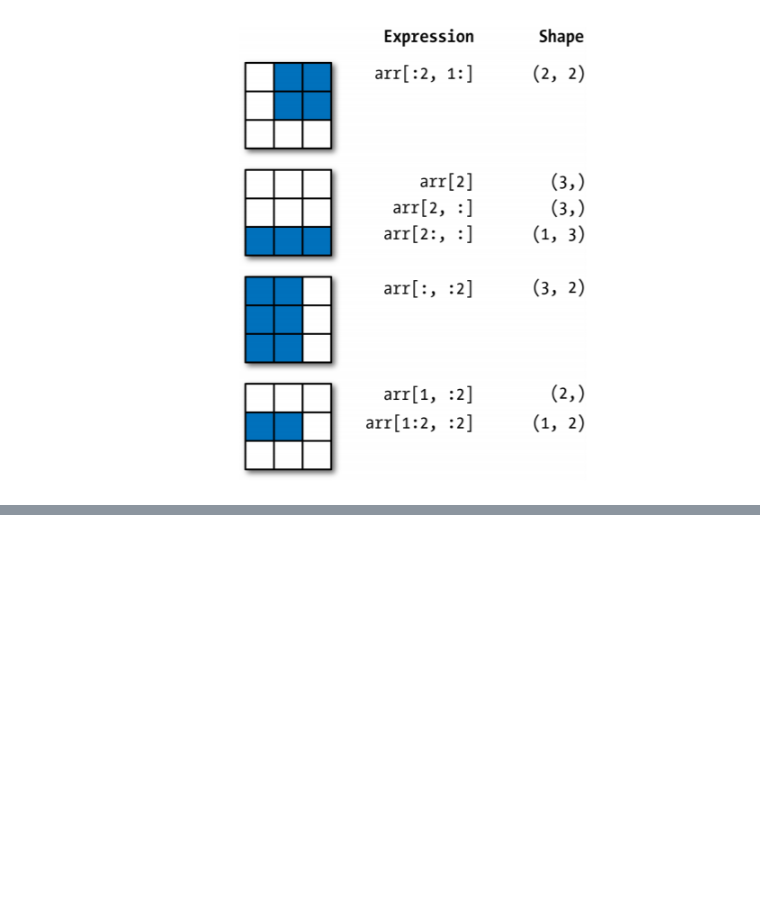
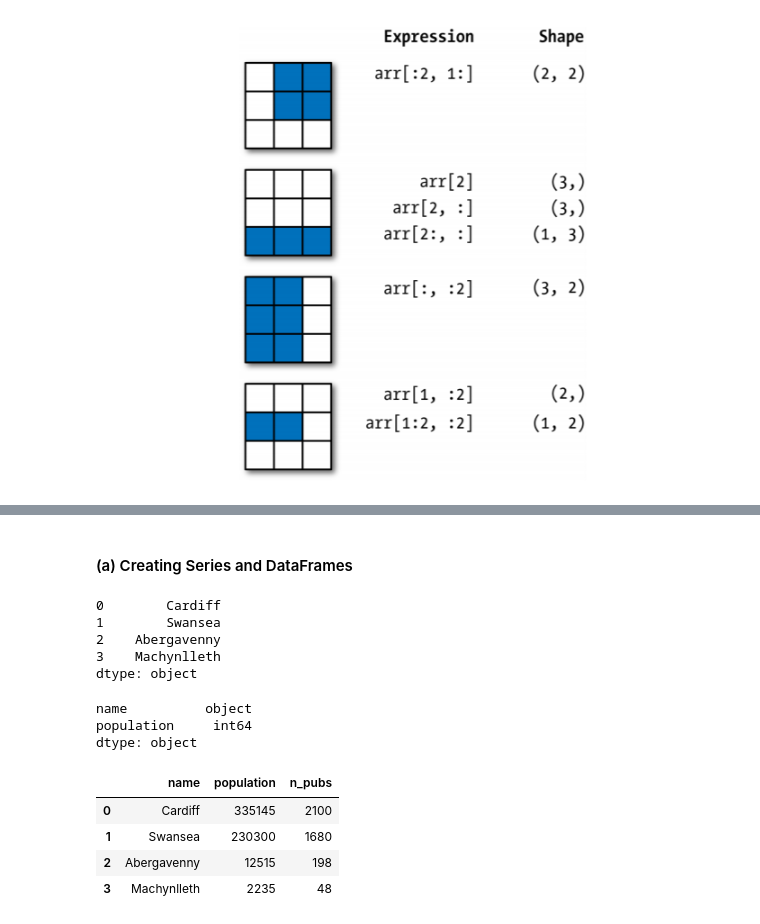
Before and after one commit to worldbank/Python-for-Data-Science, a Jupyter notebook: July_2019_Poverty_GP/day_1/3_functions.ipynb, the cells around one changed output, grey strips where cells are left out. Saved outputs shown, nothing was run; the diff lists cells and outputs as text; code cells hidden in the pictures; blank space fills up the shorter version.

```diff
--- a/July_2019_Poverty_GP/day_1/3_functions.ipynb
+++ b/July_2019_Poverty_GP/day_1/3_functions.ipynb
@@ -306,0 +310,13 @@ Image(r'C:\Users\wb475086\Downloads\2dslice.png')
+# %% [markdown]
+#### (a) Creating Series and DataFrames
+# %%
+# Create a series by passing a list
+
+towns = pd.Series(['Cardiff', 'Swansea', 'Abergavenny','Machynlleth'])
+towns
+# %% [output]
+0        Cardiff
+1        Swansea
+2    Abergavenny
+3    Machynlleth
+dtype: object
@@ -306,0 +333,22 @@ Image(r'C:\Users\wb475086\Downloads\2dslice.png')
+# %%
+# The columns have different dtypes
+
+towns_df.dtypes
+# %% [output]
+name          object
+population     int64
+dtype: object
+# %%
+# Create a DataFrame using dictionaries to specify column name and data
+
+towns_df = pd.DataFrame({'name': towns,
+                         'population': populations,
+                         'n_pubs': number_of_pubs})
+
+towns_df
+# %% [output]
+|  | name | population | n_pubs |
+| 0 | Cardiff | 335145 | 2100 |
+| 1 | Swansea | 230300 | 1680 |
+| 2 | Abergavenny | 12515 | 198 |
+| 3 | Machynlleth | 2235 | 48 |
```
Also changed, not shown: parts of 25 cells of this notebook, 1 other file.
